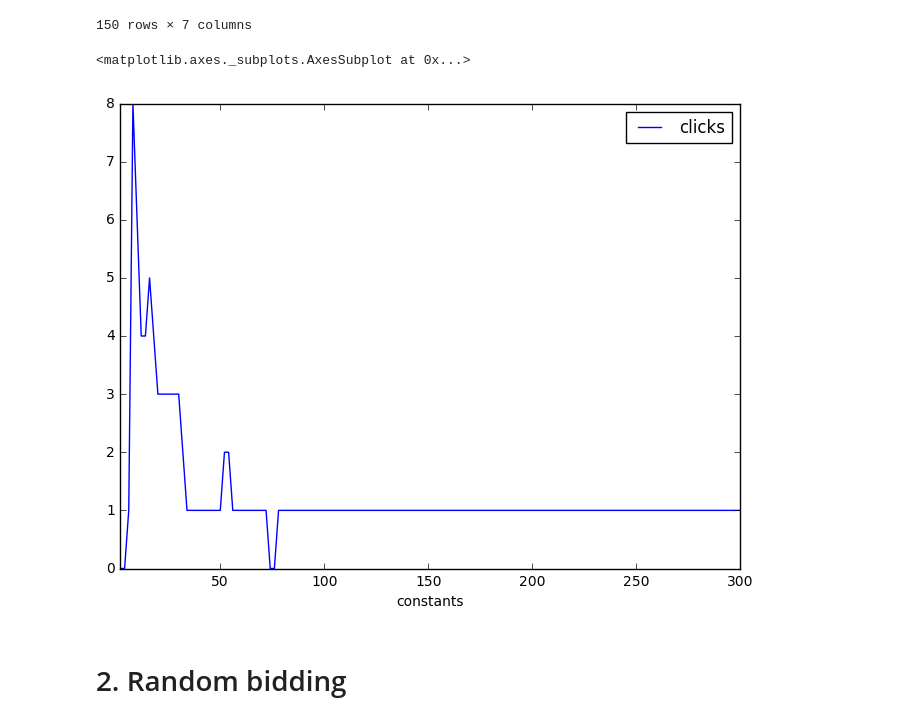
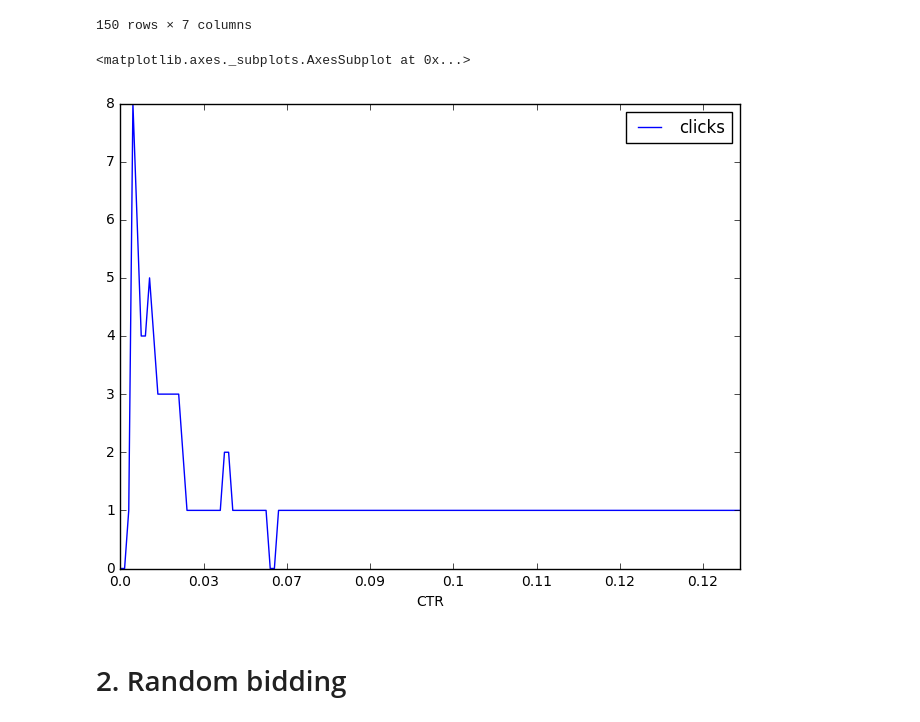
Before and after one commit to SaidAbdullahi/web_econ_coursework, a Jupyter notebook: Web Econ CW.ipynb, the cells around one changed output. Drawn from its saved outputs; the diff is of its cells as text; code cells hidden in the pictures.

```diff
--- a/Web Econ CW.ipynb
+++ b/Web Econ CW.ipynb
@@ -384,13 +384,13 @@ const
 150 rows × 7 columns
 # %%
 # Boxplot of CTR per ad exchange for advertiser 1458 & 3358
-const.plot(x='constants',y='clicks',figsize=(8,6))
+const.plot(x='CTR',y='clicks',figsize=(8,6))
 
 # bids with highest clicks
 # const.constants[np.where(const.clicks == const.clicks.max())[0]]
 # %% [output]
 <matplotlib.axes._subplots.AxesSubplot at 0x...>
-[figure, old version]
+[figure, new version]
 # %% [markdown]
 # 2. Random bidding
 # %%
```
Also changed, not shown: parts of 27 cells of this notebook.
